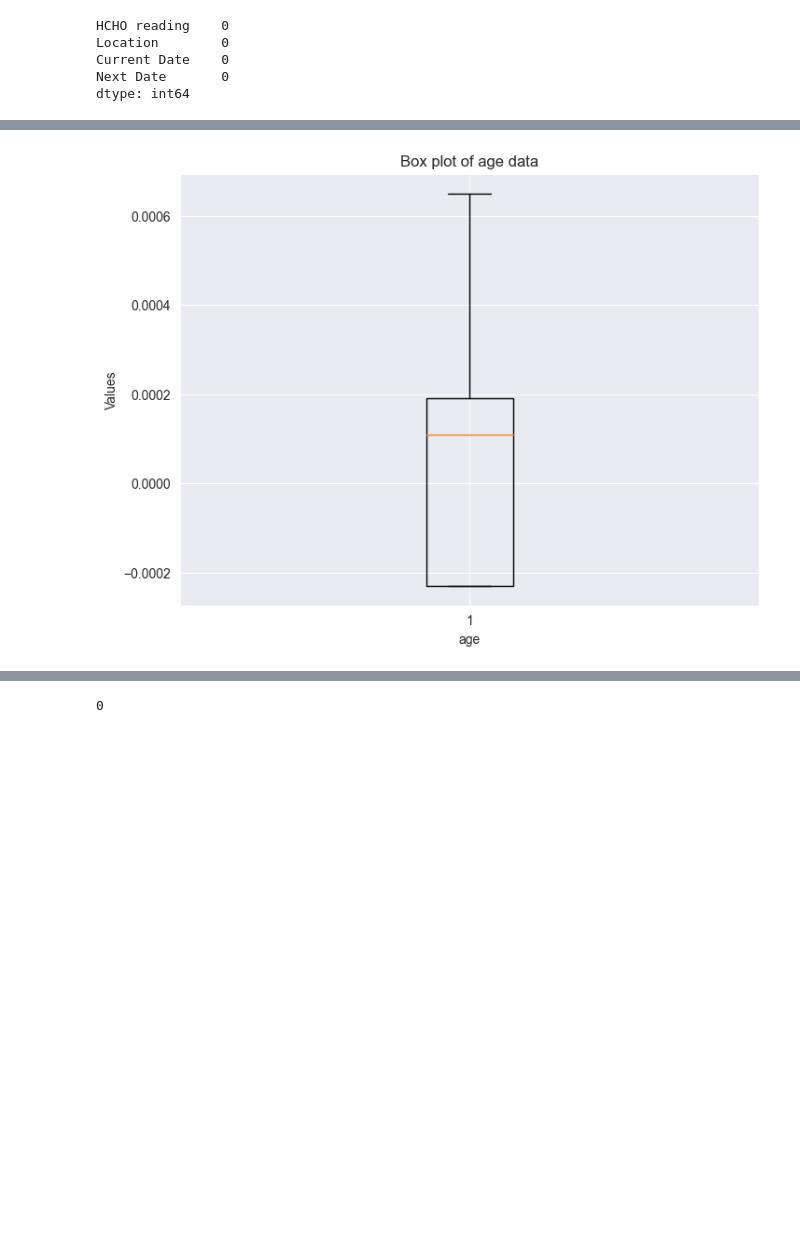
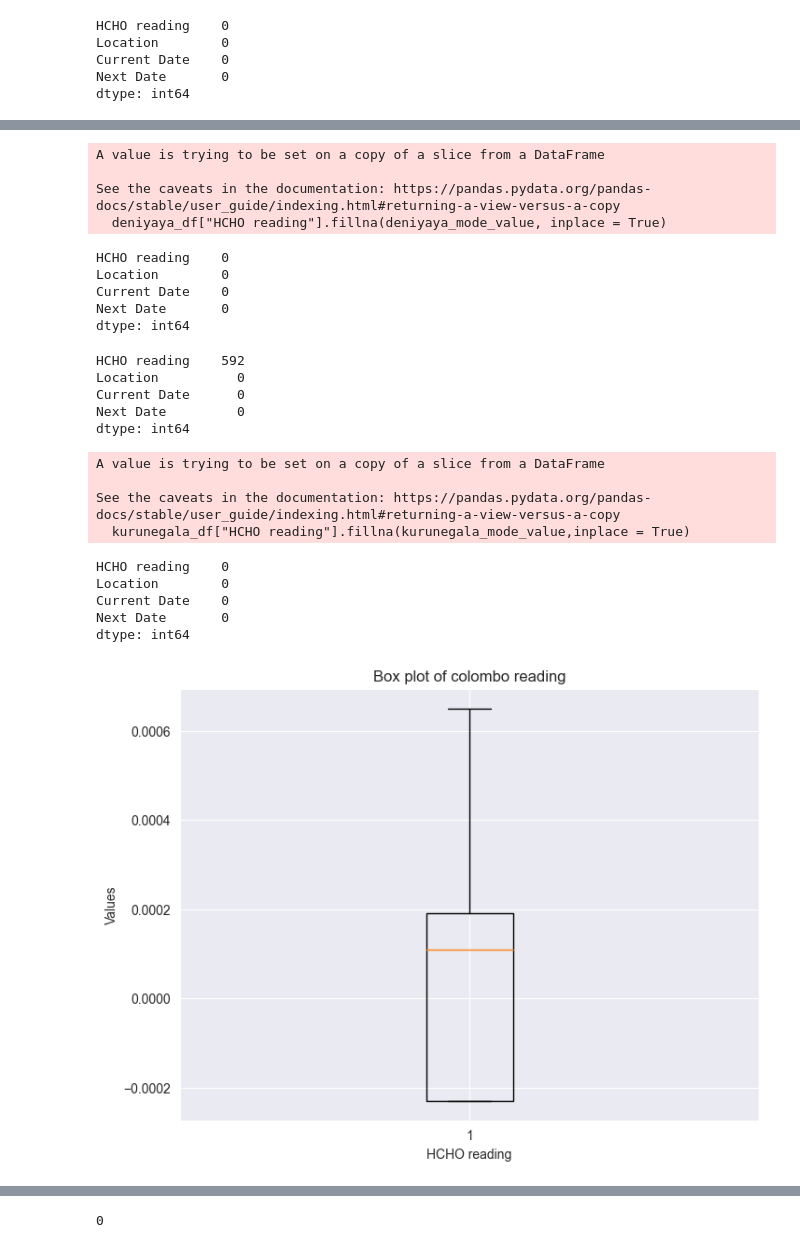
Before and after one commit to VanujaDesilva/Analyzing-HCHO-Gas-Levels-in-Sri-Lanka, a Jupyter notebook: DataPreProcessing.ipynb, the cells around one changed output, grey strips where cells are left out. Cells and saved outputs as stored; diff of their text form; code cells hidden in the pictures; blank space fills up the shorter version.

```diff
--- a/DataPreProcessing.ipynb
+++ b/DataPreProcessing.ipynb
@@ -74,11 +304,50 @@ dtype: int64
+# %%
+deniyaya_mode_value =deniyaya_df["HCHO reading"].mode()[0]
+deniyaya_df["HCHO reading"].fillna(deniyaya_mode_value, inplace = True)
+# %% [output]
+A value is trying to be set on a copy of a slice from a DataFrame
+
+See the caveats in the documentation: https://pandas.pydata.org/pandas-docs/stable/user_guide/indexing.html#returning-a-view-versus-a-copy
+  deniyaya_df["HCHO reading"].fillna(deniyaya_mode_value, inplace = True)
+# %%
+deniyaya_df.isnull().sum()
+# %% [output]
+HCHO reading    0
+Location        0
+Current Date    0
+Next Date       0
+dtype: int64
+# %%
+kurunegala_df.isnull().sum()
+# %% [output]
+HCHO reading    592
+Location          0
+Current Date      0
+Next Date         0
+dtype: int64
+# %%
+kurunegala_mode_value =kurunegala_df["HCHO reading"].mode()[0]
+kurunegala_df["HCHO reading"].fillna(kurunegala_mode_value,inplace = True)
+# %% [output]
+A value is trying to be set on a copy of a slice from a DataFrame
+
+See the caveats in the documentation: https://pandas.pydata.org/pandas-docs/stable/user_guide/indexing.html#returning-a-view-versus-a-copy
+  kurunegala_df["HCHO reading"].fillna(kurunegala_mode_value,inplace = True)
+# %%
+kurunegala_df.isnull().sum()
+# %% [output]
+HCHO reading    0
+Location        0
+Current Date    0
+Next Date       0
+dtype: int64
 # %%
 import matplotlib.pyplot as plt
-# Create a box plot for age feature
 plt.figure(figsize=(8, 6))
 plt.boxplot(colombo_df['HCHO reading'])
-plt.title('Box plot of age data')
-plt.xlabel('age')
+plt.title('Box plot of colombo reading')
+plt.xlabel('HCHO reading')
 plt.ylabel('Values')
 plt.show()
 # %% [output]
-[figure, old version]
+[figure, new version]
```
Also changed, not shown: parts of 38 cells of this notebook.
